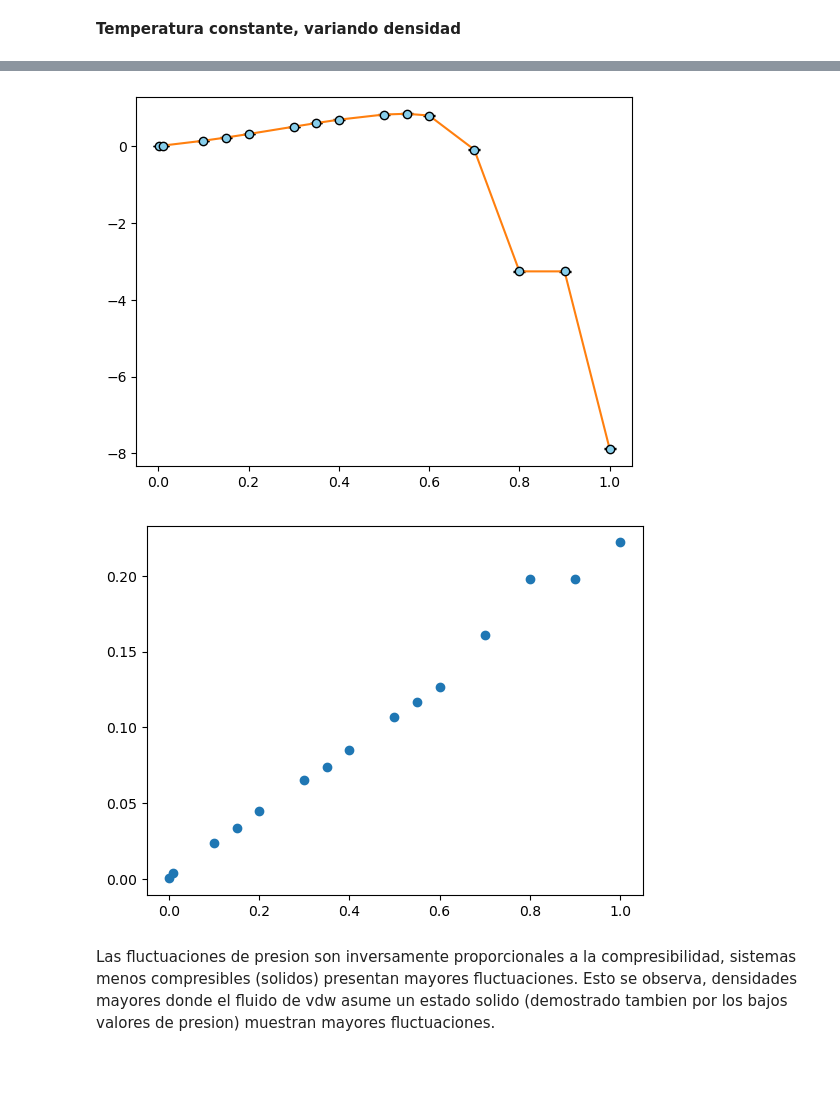
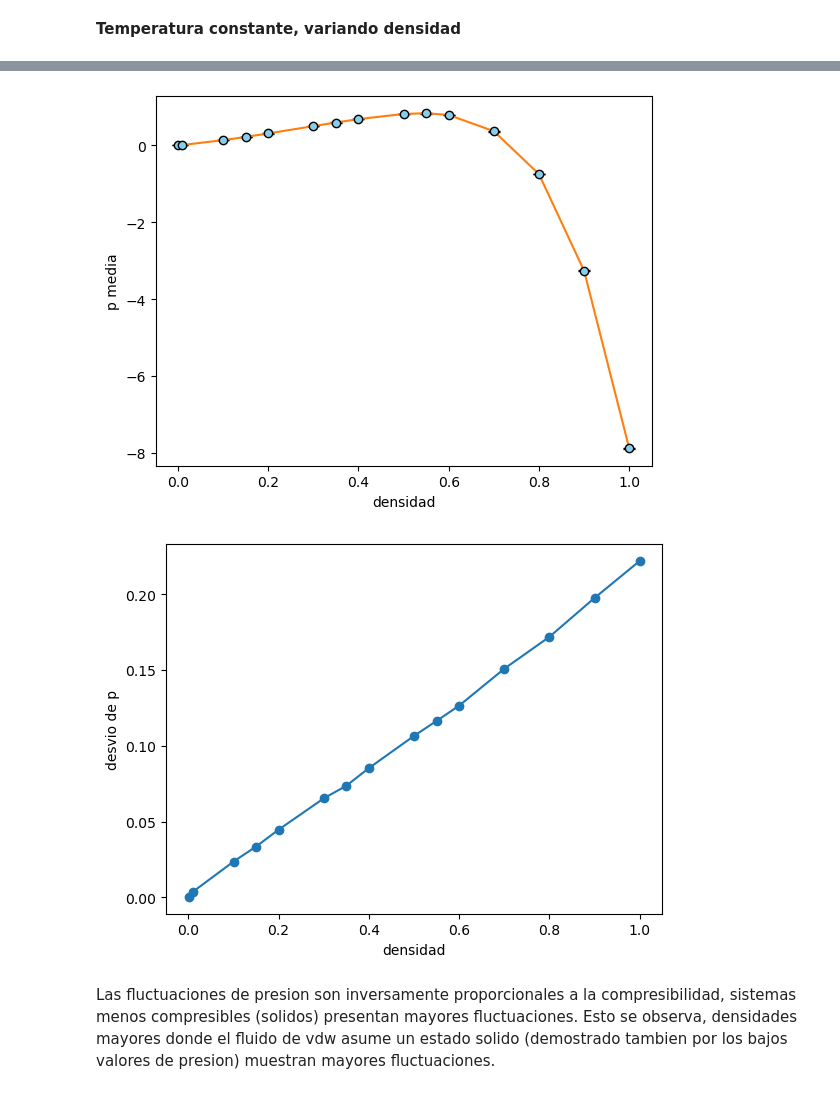
Before and after one commit to justoolmos/sims_UNSAM_equipo7, a Jupyter notebook: TP_MD/resultados.ipynb, the cells around one changed output, grey strips where cells are left out. Saved outputs shown, nothing was run; the diff lists cells and outputs as text; code cells hidden in the pictures; blank space fills up the shorter version.

```diff
--- a/TP_MD/resultados.ipynb
+++ b/TP_MD/resultados.ipynb
@@ -79,7 +79,7 @@ step: 25600
 # %%
 dfs = {str(i):0 for i in rho}
 for r in rho:
-    df = pd.read_csv(f"T_cte/out_{r}.dat", sep=r",", comment="#")
+    df = pd.read_csv(f"results_T_cte/out_{r}.dat", sep=r",", comment="#")
     dfs[str(r)] = df
 # %%
 for k,v in dfs.items():
@@ -96,22 +105,27 @@ p_std_err = [i['p'][200::40].std()/np.sqrt(250) for i in dfs.values()] #el error
 # %%
 plt.errorbar(
     rho, p_means,
     yerr=p_std_err,
     fmt='o',
     ecolor='black', elinewidth=1,
     capsize=4,
     markerfacecolor='skyblue',
     markeredgecolor='k'
 )
+plt.xlabel("densidad")
+plt.ylabel("p media")
 plt.plot(rho,p_means)
 plt.show()
 # %% [output]
-[figure, old version]
+[figure, new version]
 # %%
+plt.plot(rho,p_dev)
 plt.scatter(rho,p_dev)
+plt.ylabel("desvio de p")
+plt.xlabel("densidad")
 plt.show()
 # %% [output]
-[figure, old version]
+[figure, new version]
 # %% [markdown]
 Las fluctuaciones de presion son inversamente proporcionales a la compresibilidad, sistemas menos compresibles (solidos) presentan mayores fluctuaciones. Esto se observa, densidades mayores donde el fluido de vdw asume un estado solido (demostrado tambien por los bajos valores de presion) muestran mayores fluctuaciones.
 # %%
```
Also changed, not shown: parts of 14 cells of this notebook.
